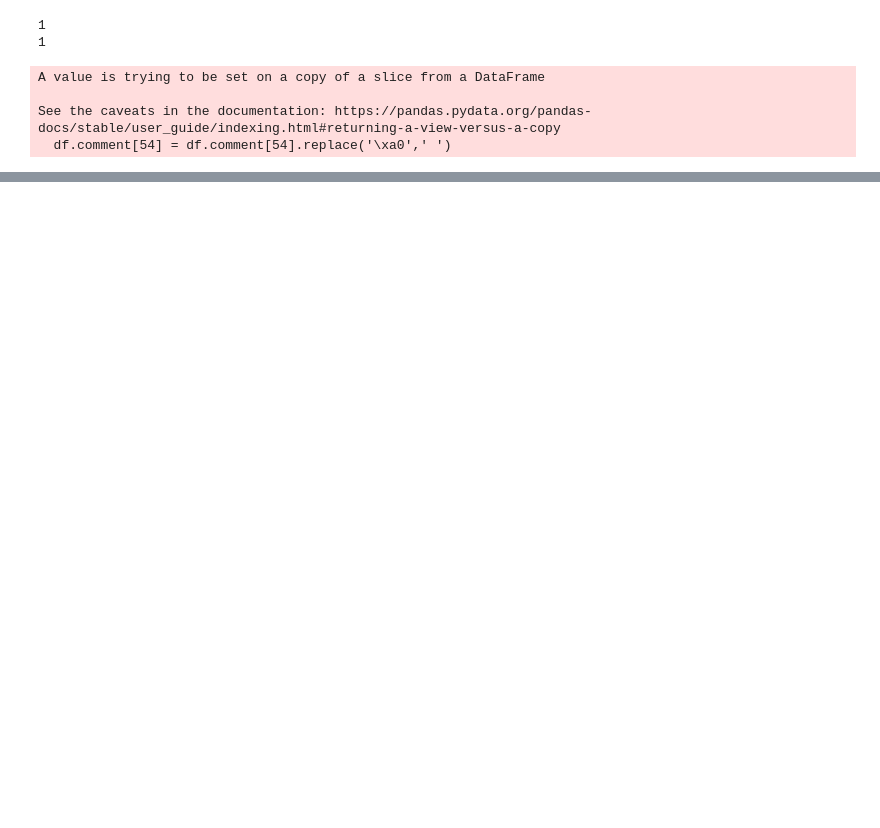
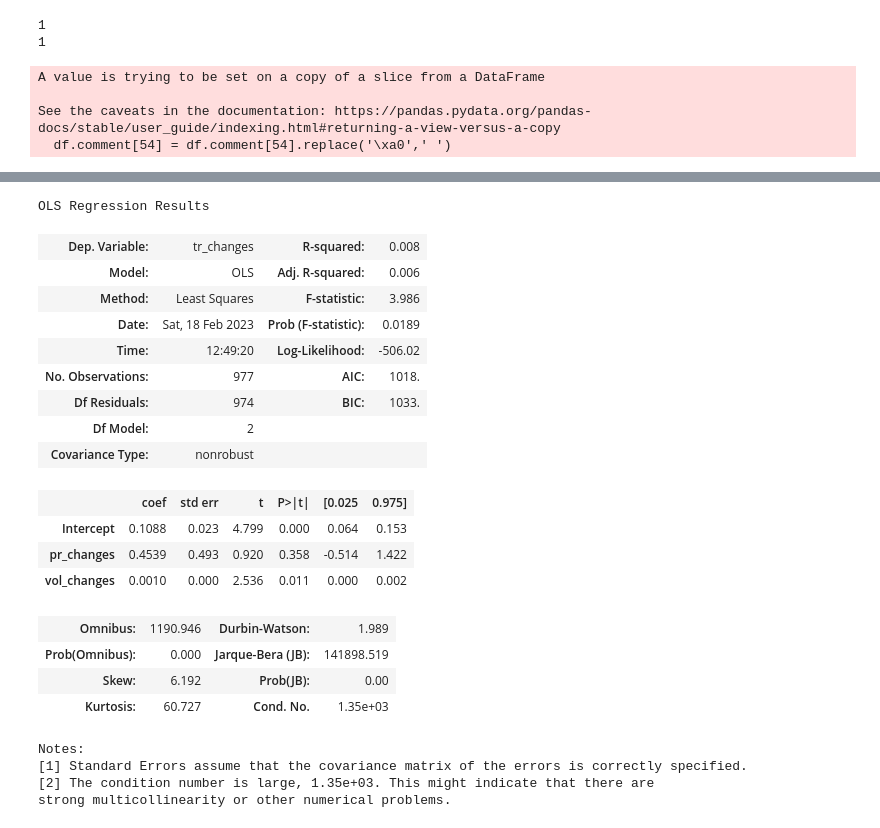
Before and after one commit to kknaks/assingment, a Jupyter notebook: 221228_stock/Stock.ipynb, the cells around one changed output, grey strips where cells are left out. Drawn from its saved outputs; the diff is of its cells as text; code cells hidden in the pictures; blank space fills up the shorter version.

```diff
--- a/221228_stock/Stock.ipynb
+++ b/221228_stock/Stock.ipynb
@@ -424,0 +452,27 @@ stock2
+# %%
+#모델링 - > 실패
+model = sm.OLS.from_formula('tr_changes ~ pr_changes+vol_changes', stock_data).fit()
+model.summary()
+# %% [output]
+OLS Regression Results
+| Dep. Variable: | tr_changes | R-squared: | 0.008 |
+| Model: | OLS | Adj. R-squared: | 0.006 |
+| Method: | Least Squares | F-statistic: | 3.986 |
+| Date: | Sat, 18 Feb 2023 | Prob (F-statistic): | 0.0189 |
+| Time: | 12:49:20 | Log-Likelihood: | -506.02 |
+| No. Observations: | 977 | AIC: | 1018. |
+| Df Residuals: | 974 | BIC: | 1033. |
+| Df Model: | 2 |  |  |
+| Covariance Type: | nonrobust |  |  |
+|  | coef | std err | t | P>|t| | [0.025 | 0.975] |
+| Intercept | 0.1088 | 0.023 | 4.799 | 0.000 | 0.064 | 0.153 |
+| pr_changes | 0.4539 | 0.493 | 0.920 | 0.358 | -0.514 | 1.422 |
+| vol_changes | 0.0010 | 0.000 | 2.536 | 0.011 | 0.000 | 0.002 |
+| Omnibus: | 1190.946 | Durbin-Watson: | 1.989 |
+| Prob(Omnibus): | 0.000 | Jarque-Bera (JB): | 141898.519 |
+| Skew: | 6.192 | Prob(JB): | 0.00 |
+| Kurtosis: | 60.727 | Cond. No. | 1.35e+03 |
+Notes:
+[1] Standard Errors assume that the covariance matrix of the errors is correctly specified.
+[2] The condition number is large, 1.35e+03. This might indicate that there are
+strong multicollinearity or other numerical problems.
```
Also changed, not shown: parts of 31 cells of this notebook, 1 other file.
